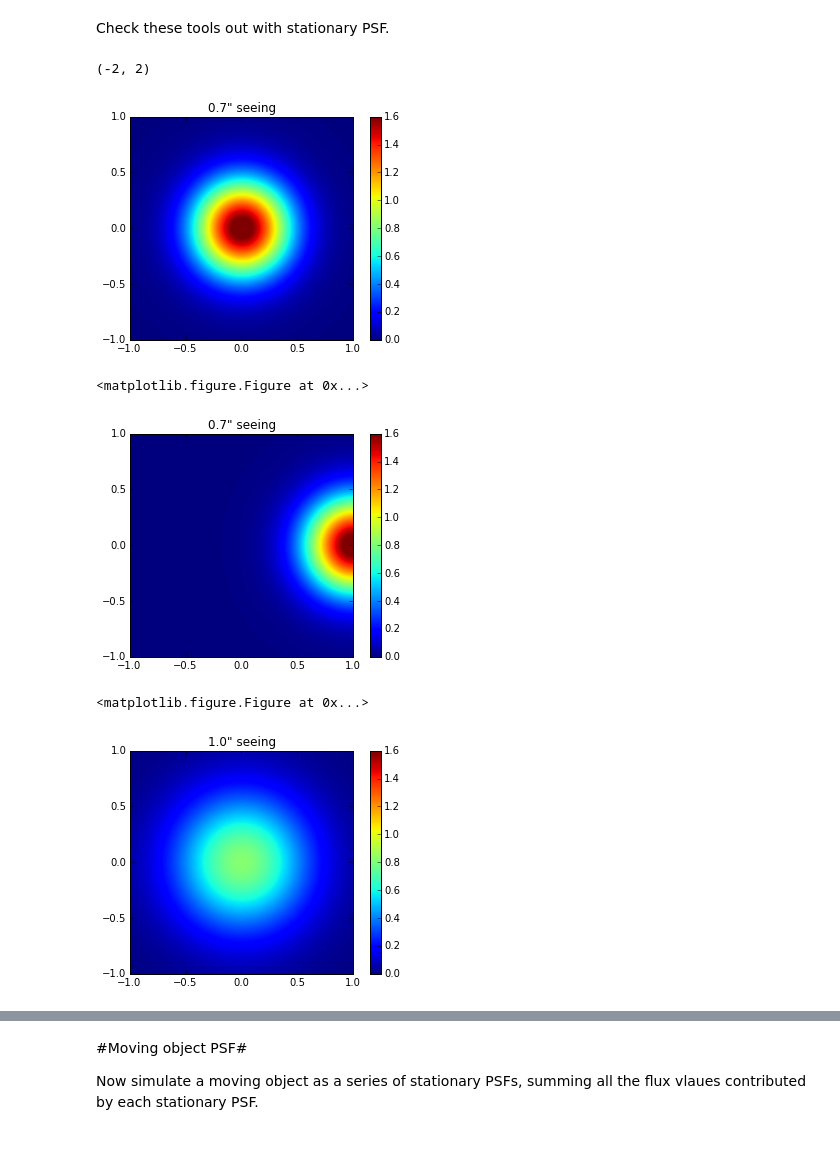
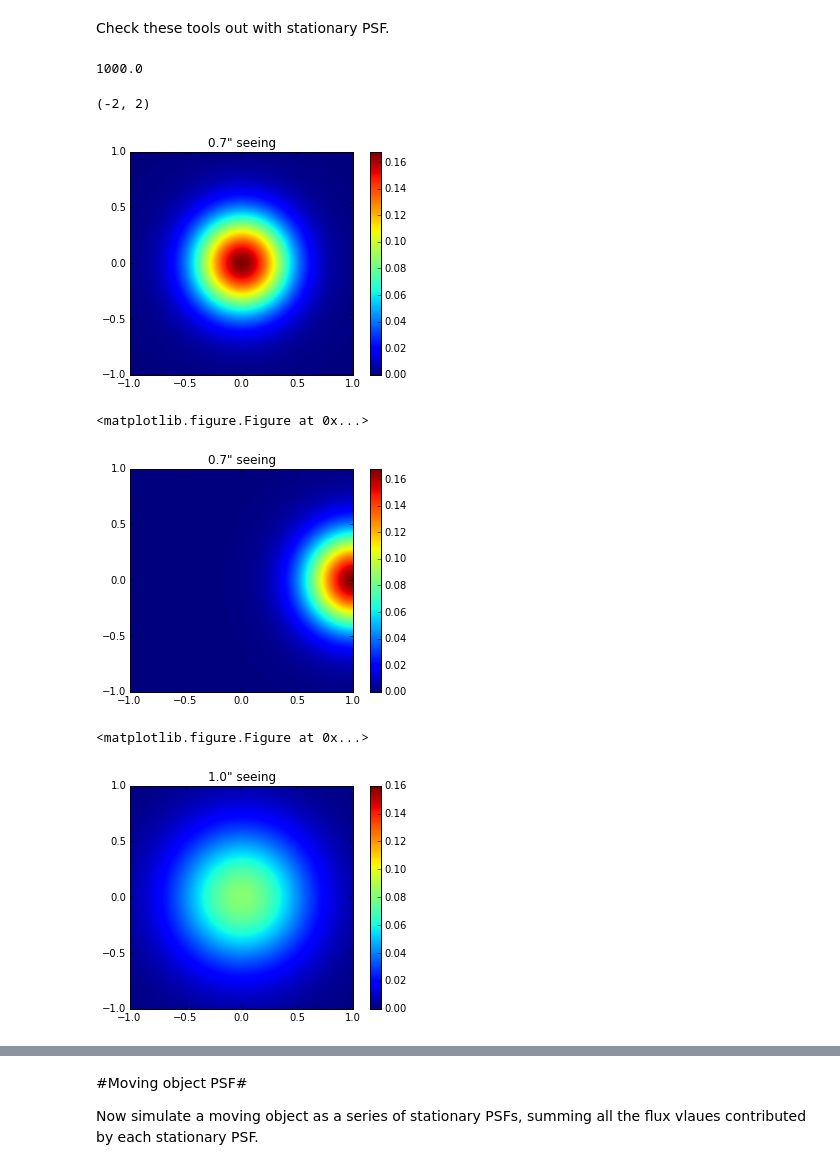
Before and after one commit to rhiannonlynne/MafSSO, a Jupyter notebook: Trailing Losses.ipynb, the cells around one changed output, grey strips where cells are left out. Saved outputs shown, nothing was run; the diff lists cells and outputs as text; code cells hidden in the pictures.

```diff
--- a/Trailing Losses.ipynb
+++ b/Trailing Losses.ipynb
@@ -57,7 +57,7 @@ n_{eff} = \sum_i \frac{1}{p_i} \\
 n_{eff} = 2.436 \, (FWHM / pixelscale)^2
 \end{equation}
 # %%
-def stationaryPSF(seeing, totalflux=1, xcen=0, ycen=0):
+def stationaryPSF(seeing, totalflux=1000, xcen=0, ycen=0):
     "Distribute flux across PSF. seeing in arcseconds"
     # Translate 'seeing' FWHM to gaussian 'sigma' (alpha in the equations above)
     alpha = seeing / 2.355
@@ -72,14 +72,16 @@ def stationaryPSF(seeing, totalflux=1, xcen=0, ycen=0):
     p1 = 1.0/2.0/np.pi/alpha**2 * np.exp(-radius**2/2.0/alpha**2)
     p2 = 1.0/2.0/np.pi/(alpha*2)**2 * np.exp(-radius**2/2.0/(2*alpha)**2)
     p = 0.909*(p1 + 0.1*p2)
-    flux = p * totalflux
+    flux = p / p.sum() * totalflux
     # Flux = flux[y][x], although here it doesn't matter because len(x) = len(y)
     return x, y, flux
 # %%
 from scipy import interpolate
 
-def zoomImage(x, y, flux, zoom=[-1, 1, -1, 1], zmax=1.6):
+def zoomImage(x, y, flux, zoom=[-1, 1, -1, 1], zmax=None):
     """Zoom in and show the image in region 'zoom'."""
+    if zmax is None:
+        zmax = flux.max()
     nbins = 200.0
     binsize = (zoom[1]-zoom[0])/nbins
     xg = np.arange(zoom[0], zoom[1]+binsize, binsize)
@@ -106,41 +108,43 @@ def crossSection(x, y, flux, xi=None, yi=None):
 # %% [markdown]
 Check these tools out with stationary PSF.
 # %%
-x, y, flux = stationaryPSF(0.7)
+x, y, flux = stationaryPSF(0.7, totalflux=1000)
+print flux.sum()
 plt.figure()
 zoomImage(x, y, flux)
 plt.title('0.7" seeing')
 plt.figure()
 fluxx, fluxy = crossSection(x, y, flux)
 x1 = x
 fx1 = fluxx
 
 x, y, flux = stationaryPSF(0.7, xcen=1)
 plt.figure()
 zoomImage(x, y, flux)
 plt.title('0.7" seeing')
 plt.figure()
 fluxx, fluxy = crossSection(x, y, flux, xi=1)
 x2 = x
 fx2 = fluxx
 y2 = y
 fy2 = fluxy
 
 x, y, flux = stationaryPSF(1.0)
 plt.figure()
-zoomImage(x, y, flux)
+zoomImage(x, y, flux, zmax=0.16)
 plt.title('1.0" seeing')
 plt.figure()
 fluxx, fluxy = crossSection(x, y, flux)
 plt.plot(x1, fx1, 'r')
 plt.plot(x2, fx2, 'r:')
 plt.plot(y2, fy2, 'g:')
 plt.plot(x, fluxx, 'b')
 plt.xlim(-2, 2)
 # %% [output]
-(-2, 2)
+1000.0
+(-2, 2)
-[figure, old version]
+[figure, new version]
-<matplotlib.figure.Figure at 0x...>
+<matplotlib.figure.Figure at 0x...>
-[figure, old version]
+[figure, new version]
-<matplotlib.figure.Figure at 0x...>
+<matplotlib.figure.Figure at 0x...>
-[figure, old version]
+[figure, new version]
```
Also changed, not shown: parts of 16 cells of this notebook.
